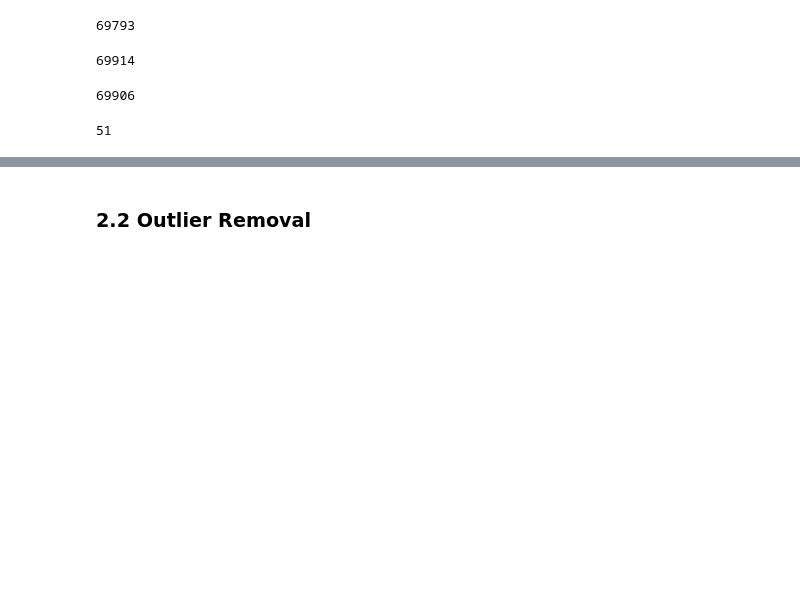
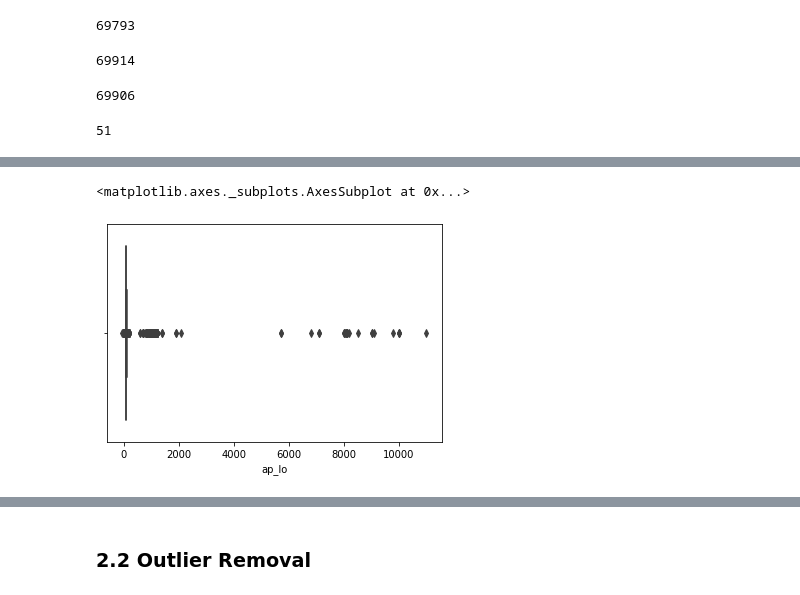
Before and after one commit to Gingertonic/Heart-Disease-Classification, a Jupyter notebook: Heart_Disease_classification.ipynb, the cells around one changed output, grey strips where cells are left out. Saved outputs shown, nothing was run; the diff lists cells and outputs as text; code cells hidden in the pictures; blank space fills up the shorter version.

```diff
--- a/Heart_Disease_classification.ipynb
+++ b/Heart_Disease_classification.ipynb
@@ -161,0 +171,5 @@ NameError: name 'df' is not defined
+# %%
+sns.boxplot(x = df['ap_lo'])
+# %% [output]
+<matplotlib.axes._subplots.AxesSubplot at 0x...>
+[figure, added]
```
Also changed, not shown: parts of 5 cells of this notebook.
